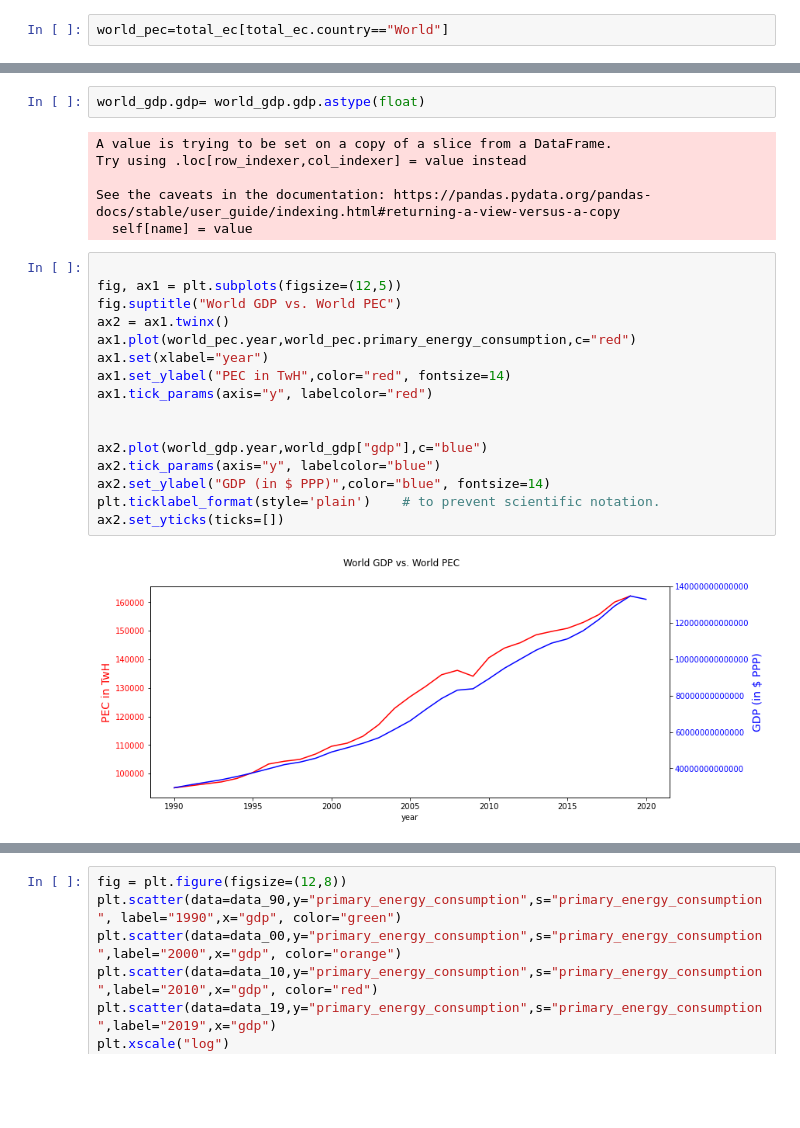
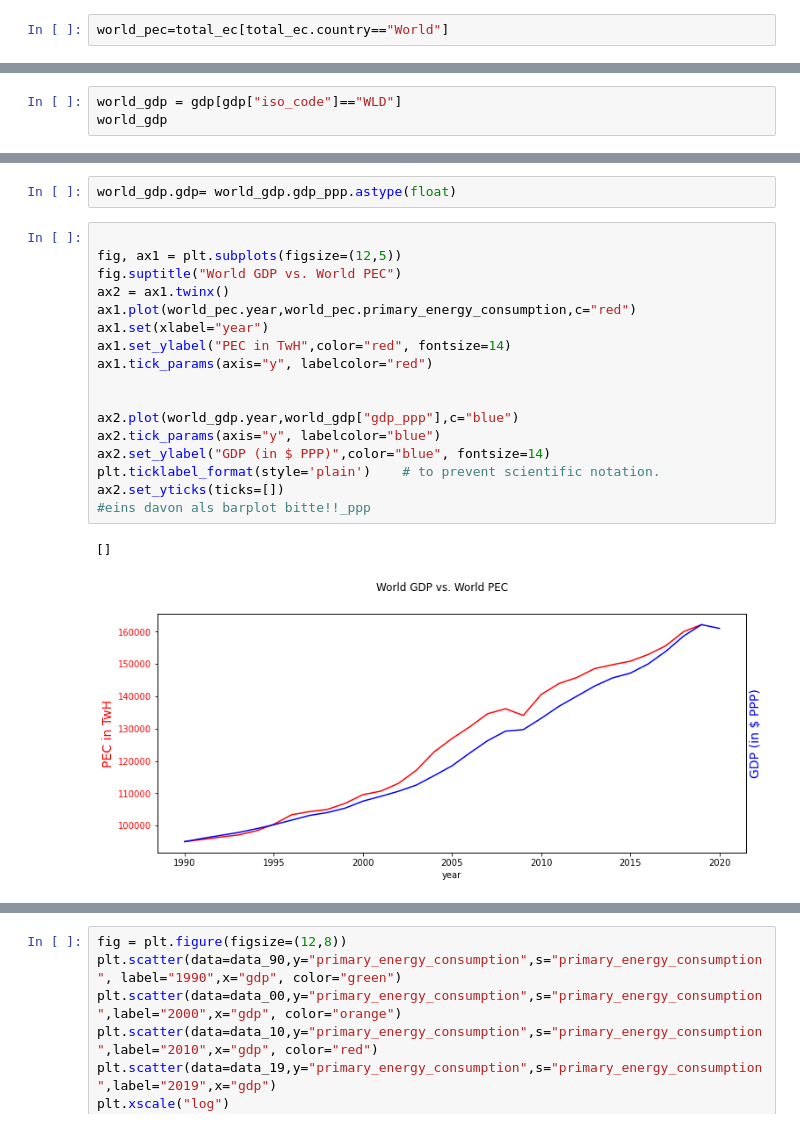
Before and after one commit to TeamGreenWave/capstone_project, a Jupyter notebook: eda.ipynb, the cells around one changed output, grey strips where cells are left out. Cells and saved outputs as stored; diff of their text form; blank space fills up the shorter version.

```diff
--- a/eda.ipynb
+++ b/eda.ipynb
@@ -625,0 +405,3 @@ merged
+# %%
+world_gdp = gdp[gdp["iso_code"]=="WLD"]
+world_gdp
@@ -626,29 +426,25 @@ merged
 # %%
-world_gdp.gdp= world_gdp.gdp.astype(float)
+world_gdp.gdp= world_gdp.gdp_ppp.astype(float)
-# %% [output]
-A value is trying to be set on a copy of a slice from a DataFrame.
-Try using .loc[row_indexer,col_indexer] = value instead
-
-See the caveats in the documentation: https://pandas.pydata.org/pandas-docs/stable/user_guide/indexing.html#returning-a-view-versus-a-copy
-  self[name] = value
 # %%
 
 fig, ax1 = plt.subplots(figsize=(12,5))
 fig.suptitle("World GDP vs. World PEC")
 ax2 = ax1.twinx()
 ax1.plot(world_pec.year,world_pec.primary_energy_consumption,c="red")
 ax1.set(xlabel="year")
 ax1.set_ylabel("PEC in TwH",color="red", fontsize=14)
 ax1.tick_params(axis="y", labelcolor="red")
 
 
-ax2.plot(world_gdp.year,world_gdp["gdp"],c="blue")
+ax2.plot(world_gdp.year,world_gdp["gdp_ppp"],c="blue")
 ax2.tick_params(axis="y", labelcolor="blue")
 ax2.set_ylabel("GDP (in $ PPP)",color="blue", fontsize=14)
 plt.ticklabel_format(style='plain')    # to prevent scientific notation.
 ax2.set_yticks(ticks=[])
+#eins davon als barplot bitte!!_ppp
 # %% [output]
+[]
-[figure, old version]
+[figure, new version]
 # %%
 world_pec[world_pec.year==2019]
 # %% [output]
```
Also changed, not shown: parts of 28 cells of this notebook.
